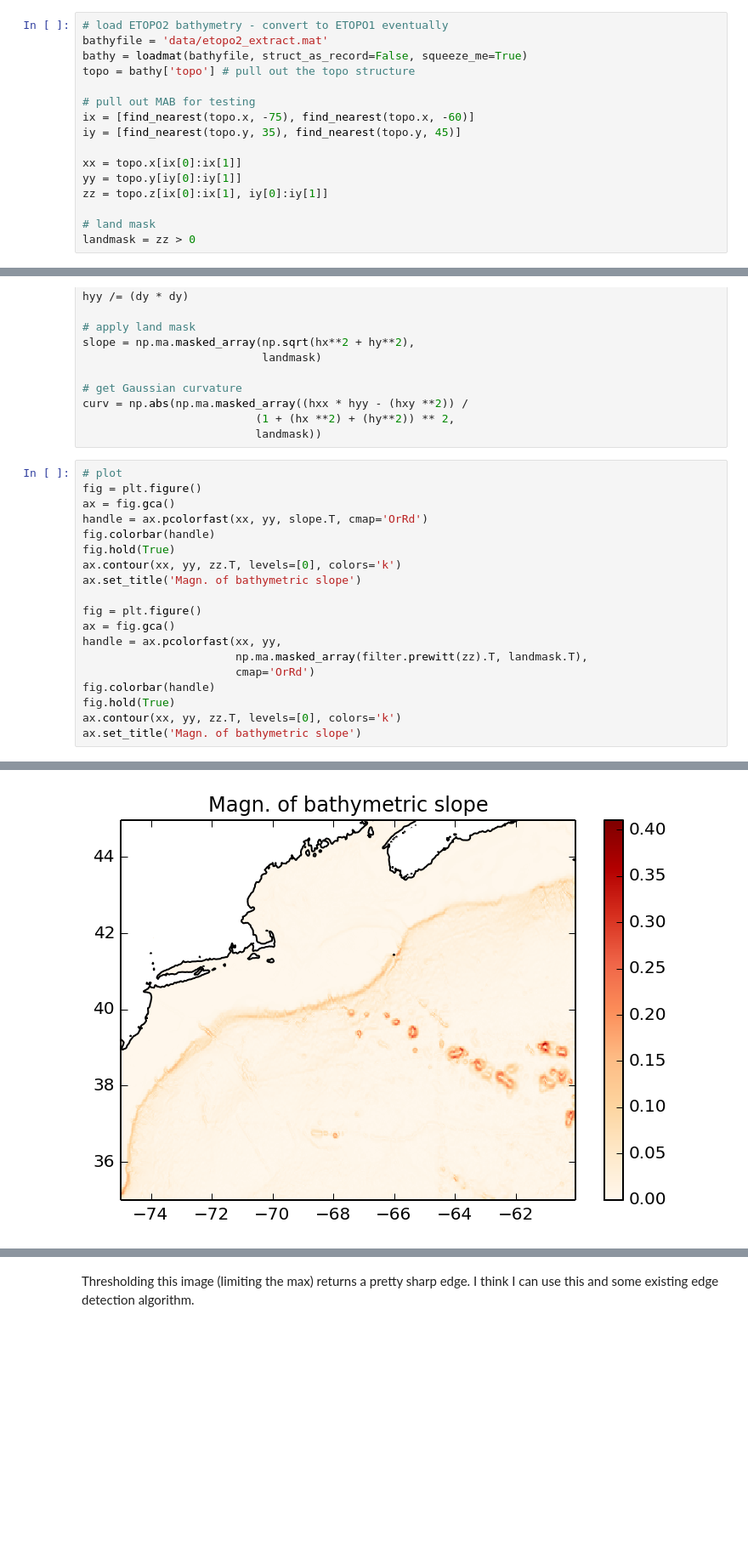
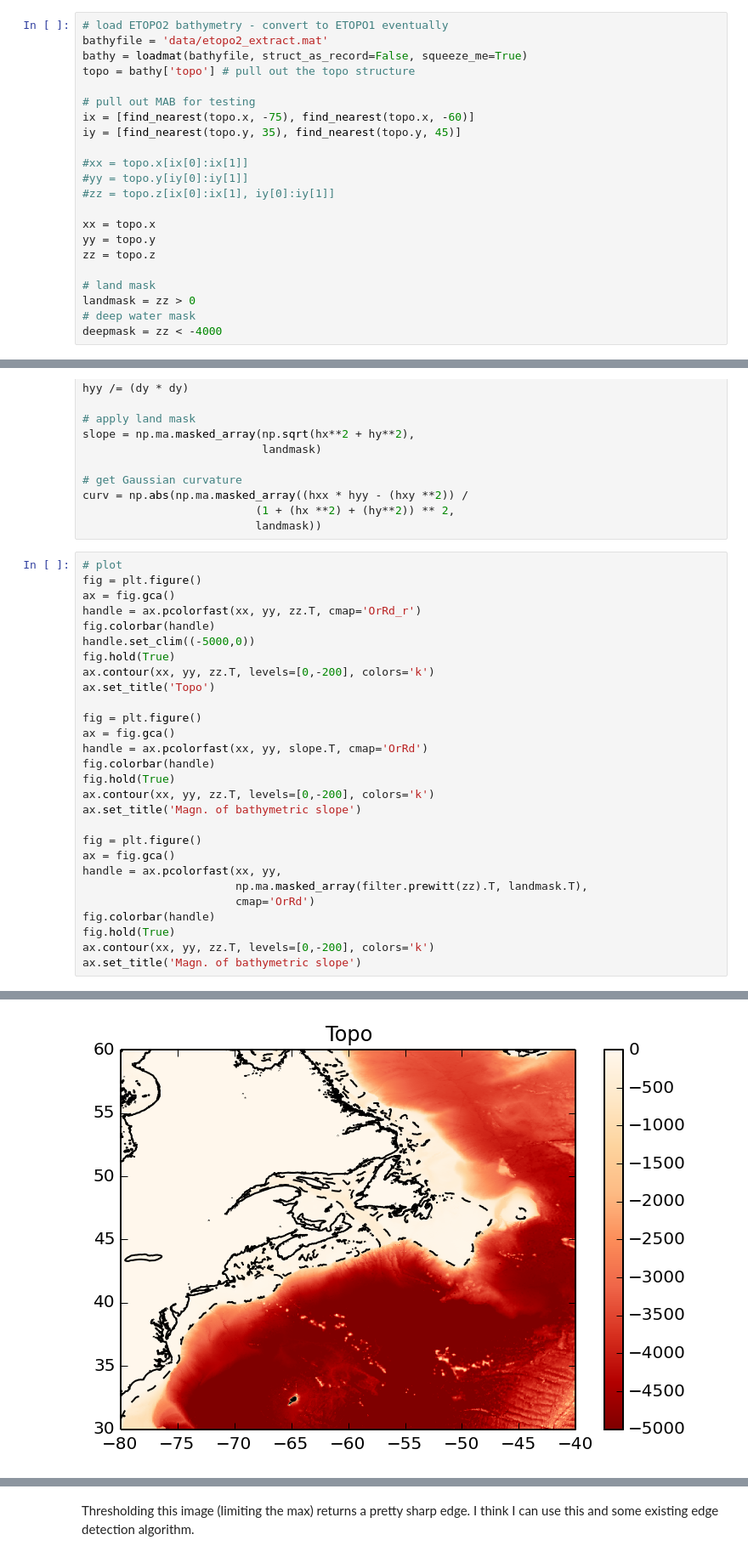
Before and after one commit to dcherian/eddyshelf, a Jupyter notebook: coastal-params.ipynb, the cells around one changed output, grey strips where cells are left out. Shown at 85% size. Drawn from its saved outputs; the diff is of its cells as text; blank space fills up the shorter version.

```diff
--- a/coastal-params.ipynb
+++ b/coastal-params.ipynb
@@ -49,12 +54,18 @@ topo = bathy['topo'] # pull out the topo structure
 ix = [find_nearest(topo.x, -75), find_nearest(topo.x, -60)]
 iy = [find_nearest(topo.y, 35), find_nearest(topo.y, 45)]
 
-xx = topo.x[ix[0]:ix[1]]
-yy = topo.y[iy[0]:iy[1]]
-zz = topo.z[ix[0]:ix[1], iy[0]:iy[1]]
+#xx = topo.x[ix[0]:ix[1]]
+#yy = topo.y[iy[0]:iy[1]]
+#zz = topo.z[ix[0]:ix[1], iy[0]:iy[1]]
+
+xx = topo.x
+yy = topo.y
+zz = topo.z
 
 # land mask
 landmask = zz > 0
+# deep water mask
+deepmask = zz < -4000
 # %%
 # dx,dy need to be converted from dlon,dlat to metres
 dx = np.diff(xx).mean()*110000;
@@ -82,23 +93,32 @@ curv = np.abs(np.ma.masked_array((hxx * hyy - (hxy **2)) /
                           landmask))
 # %%
 # plot
+fig = plt.figure()
+ax = fig.gca()
+handle = ax.pcolorfast(xx, yy, zz.T, cmap='OrRd_r')
+fig.colorbar(handle)
+handle.set_clim((-5000,0))
+fig.hold(True)
+ax.contour(xx, yy, zz.T, levels=[0,-200], colors='k')
+ax.set_title('Topo')
+
 fig = plt.figure()
 ax = fig.gca()
 handle = ax.pcolorfast(xx, yy, slope.T, cmap='OrRd')
 fig.colorbar(handle)
 fig.hold(True)
-ax.contour(xx, yy, zz.T, levels=[0], colors='k')
+ax.contour(xx, yy, zz.T, levels=[0,-200], colors='k')
 ax.set_title('Magn. of bathymetric slope')
 
 fig = plt.figure()
 ax = fig.gca()
 handle = ax.pcolorfast(xx, yy,
                        np.ma.masked_array(filter.prewitt(zz).T, landmask.T),
                        cmap='OrRd')
 fig.colorbar(handle)
 fig.hold(True)
-ax.contour(xx, yy, zz.T, levels=[0], colors='k')
+ax.contour(xx, yy, zz.T, levels=[0,-200], colors='k')
 ax.set_title('Magn. of bathymetric slope')
 # %% [output]
 <matplotlib.text.Text at 0x...>
-[figure, old version]
+[figure, new version]
```
Also changed, not shown: parts of 6 cells of this notebook.
